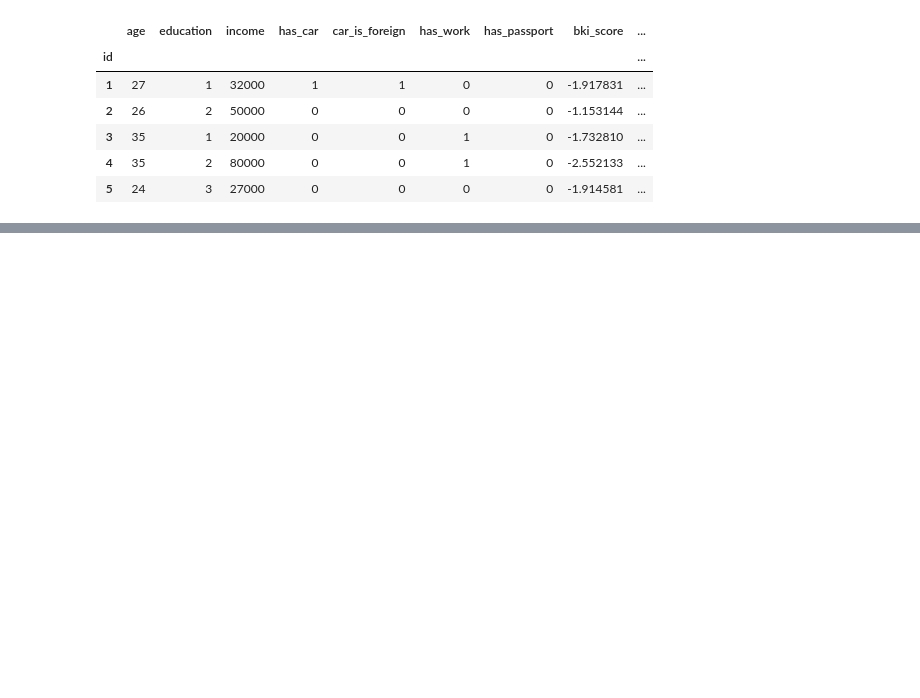
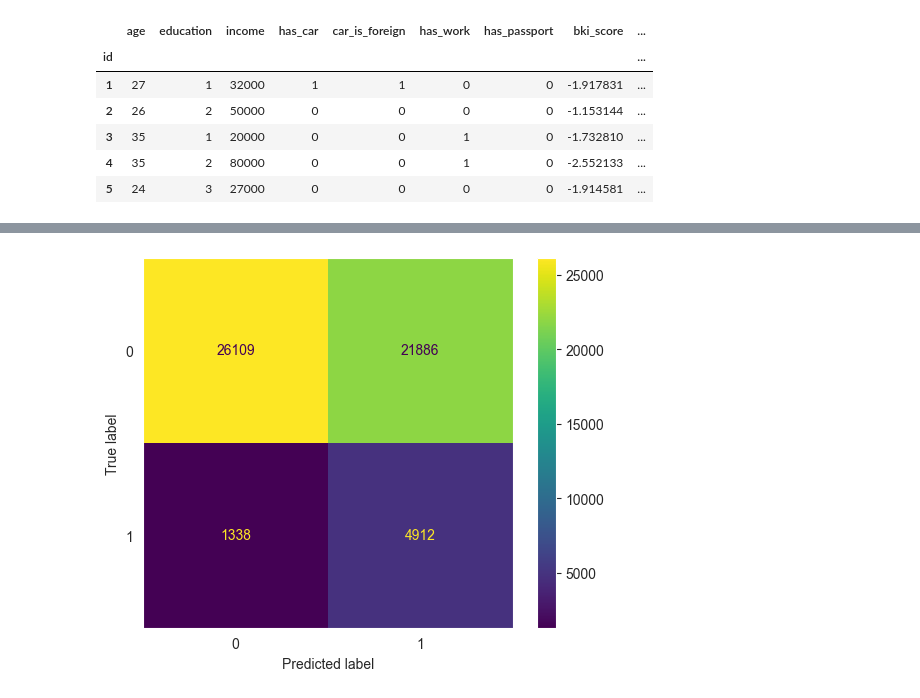
Before and after one commit to mikeasta/Credit-Scoring-Service, a Jupyter notebook: research/notebooks/tabpfn.ipynb, the cells around one changed output, grey strips where cells are left out. Cells and saved outputs as stored; diff of their text form; code cells hidden in the pictures; blank space fills up the shorter version.

```diff
--- a/research/notebooks/tabpfn.ipynb
+++ b/research/notebooks/tabpfn.ipynb
@@ -30,7 +30,7 @@ targets = df["default"]
 X_train, X_test, y_train, y_test = train_test_split(
     features,
     targets,
-    test_size=.2,
+    test_size=.3,
     stratify=targets
 )
 # %%
@@ -48,10 +59,13 @@ Error:
 # %%
 from sklearn.metrics import accuracy_score, log_loss
 
-# # Predict class labels
-# preds = model.predict(X_test)
-# print("Accuracy:", accuracy_score(y_test, preds))
+START = 0
+END = X_test.shape[0]
+
+# Predict class labels
+preds = model.predict(X_test.iloc[START:END])
+print("Accuracy:", accuracy_score(y_test.iloc[START:END], preds))
 
 # Predict class probabilities
-probs = model.predict_proba(X_test)
-print("Log-Loss:", log_loss(y_test, probs))
+probs = model.predict_proba(X_test.iloc[START:END])
+print("Log-Loss:", log_loss(y_test.iloc[START:END], probs))
@@ -57,0 +117,24 @@ print("Log-Loss:", log_loss(y_test, probs))
+# %%
+best_threshold = optimize_threshold(y_true=y_test, y_proba=probs[:, 1], C_fp=1.0, C_fn=10.0)
+y_pred = (probs[:, 1] > best_threshold).astype(int)
+# %%
+import matplotlib.pyplot as plt
+import seaborn as sns
+from sklearn.metrics import confusion_matrix, ConfusionMatrixDisplay
+
+sns.set_style("darkgrid")
+
+def draw_confusion_matrix(
+    targets: pd.DataFrame | pd.Series | List[int],
+    predictions: pd.DataFrame | pd.Series | List[int],
+    classes: pd.Series | List
+) -> None:
+    cm = confusion_matrix(targets, predictions)
+    disp = ConfusionMatrixDisplay(confusion_matrix=cm, display_labels=classes)
+    disp.plot()
+    plt.grid(False)
+    plt.show()
+# %%
+draw_confusion_matrix(y_test, y_pred, classes=[0, 1])
+# %% [output]
+[figure, added]
```
Also changed, not shown: parts of 5 cells of this notebook, 1 other file.
